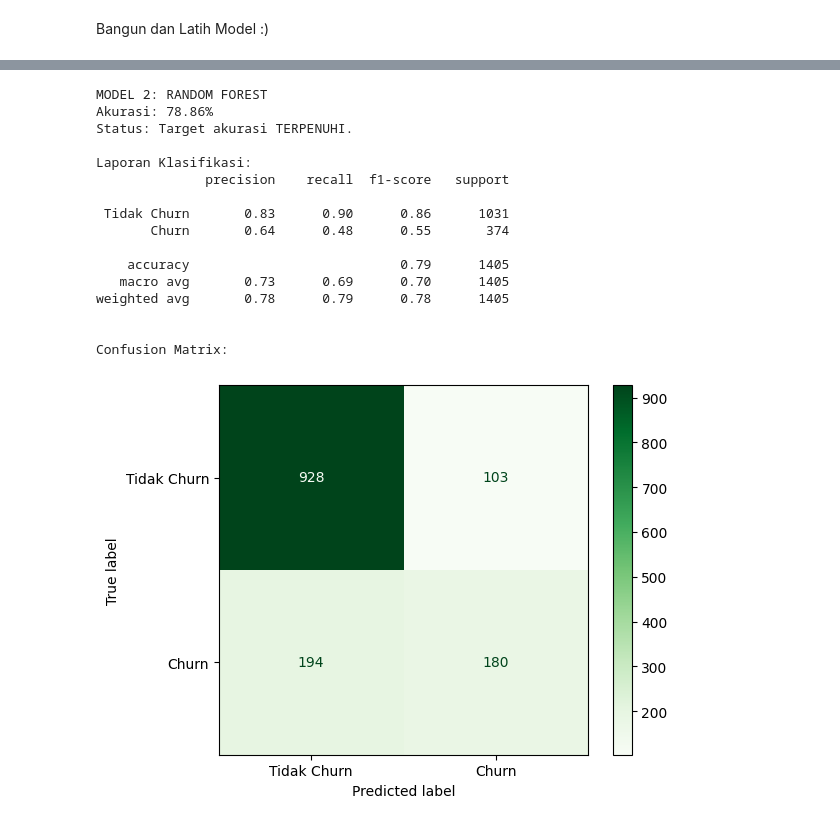
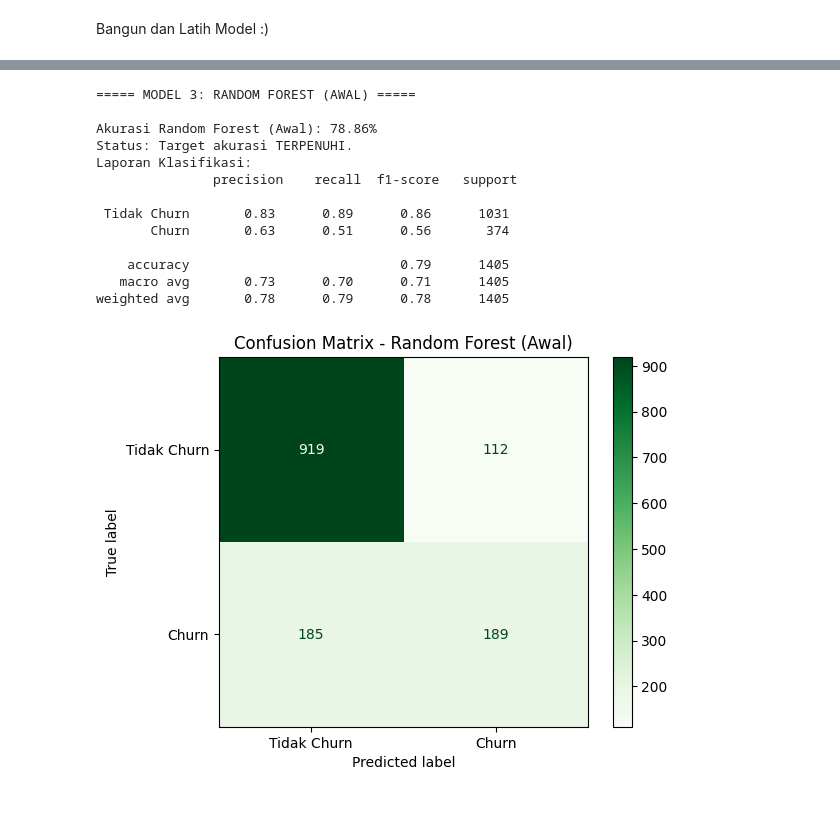
Before and after one commit to zainamri/Kelompok-3-, a Jupyter notebook: Telcoo.ipynb, the cells around one changed output, grey strips where cells are left out. Cells and saved outputs as stored; diff of their text form; code cells hidden in the pictures.

```diff
--- a/Telcoo.ipynb
+++ b/Telcoo.ipynb
@@ -201,0 +210,6 @@ df.dropna(inplace=True)
+# %%
+print("Menyamakan nilai pada kolom 'gender'...")
+df['gender'] = df['gender'].replace({'F': 'Female', 'M': 'Male'})
+# Memeriksa hasilnya untuk memastikan hanya ada 2 nilai unik
+print("Nilai unik di kolom 'gender' setelah standardisasi:")
+print(df['gender'].value_counts())
@@ -261,18 +282,18 @@ Data telah dibagi menjadi 5620 data train (latih) dan 1405 data test (uji).
 Bangun dan Latih Model :)
 # %%
 # Decision Tree
-model_dt = DecisionTreeClassifier(random_state=42)
-model_dt.fit(X_train, y_train)
+model_dt_awal = DecisionTreeClassifier(random_state=42)
+model_dt_awal.fit(X_train, y_train)
 print("Model Decision Tree berhasil dilatih.")
 
 # LightGBM
-model_lgbm = LGBMClassifier(random_state=42)
-model_lgbm.fit(X_train, y_train)
+model_lgbm_awal = LGBMClassifier(random_state=42)
+model_lgbm_awal.fit(X_train, y_train)
 print("Model LightGBM berhasil dilatih.")
 
 # Random Forest
-model_rf = RandomForestClassifier(random_state=42, n_estimators=100)
-model_rf.fit(X_train, y_train)
+model_rf_awal = RandomForestClassifier(random_state=42, n_estimators=100)
+model_rf_awal.fit(X_train, y_train)
 print("Model Random Forest berhasil dilatih.")
 # %% [output]
 Model Decision Tree berhasil dilatih.
@@ -349,39 +371,38 @@ Laporan Klasifikasi:
 weighted avg       0.79      0.79      0.79      1405
 [figure]
 # %%
-# --- Evaluasi Model Random Forest ---
-print("MODEL 2: RANDOM FOREST ")
-y_pred_rf = model_rf.predict(X_test)
-accuracy_rf = accuracy_score(y_test, y_pred_rf)
-print(f"Akurasi: {accuracy_rf:.2%}")
-if accuracy_rf > target_accuracy:
+# Evaluasi Model 3: Random Forest (Awal)
+print("\n\n===== MODEL 3: RANDOM FOREST (AWAL) =====")
+y_pred_rf_awal = model_rf_awal.predict(X_test)
+accuracy_rf_awal = accuracy_score(y_test, y_pred_rf_awal)
+print(f"\nAkurasi Random Forest (Awal): {accuracy_rf_awal:.2%}")
+
+# Memeriksa apakah target akurasi terpenuhi
+if accuracy_rf_awal > target_accuracy:
     print("Status: Target akurasi TERPENUHI.")
 else:
     print("Status: Target akurasi TIDAK TERPENUHI.")
 
-print("\nLaporan Klasifikasi:")
-print(classification_report(y_test, y_pred_rf, target_names=['Tidak Churn', 'Churn']))
+# Menampilkan laporan klasifikasi
+print("Laporan Klasifikasi:\n", classification_report(y_test, y_pred_rf_awal, target_names=['Tidak Churn', 'Churn']))
 
-print("\nConfusion Matrix:")
-cm_rf = confusion_matrix(y_test, y_pred_rf)
-disp_rf = ConfusionMatrixDisplay(confusion_matrix=cm_rf, display_labels=['Tidak Churn', 'Churn'])
-disp_rf.plot(cmap=plt.cm.Greens)
+# Membuat dan menampilkan confusion matrix
+cm_rf_awal = confusion_matrix(y_test, y_pred_rf_awal)
+disp_rf_awal = ConfusionMatrixDisplay(confusion_matrix=cm_rf_awal, display_labels=['Tidak Churn', 'Churn']).plot(cmap=plt.cm.Greens)
+plt.title("Confusion Matrix - Random Forest (Awal)")
 plt.show()
 # %% [output]
-MODEL 2: RANDOM FOREST
-Akurasi: 78.86%
+===== MODEL 3: RANDOM FOREST (AWAL) =====
+
+Akurasi Random Forest (Awal): 78.86%
 Status: Target akurasi TERPENUHI.
+Laporan Klasifikasi:
+               precision    recall  f1-score   support
 
-Laporan Klasifikasi:
-              precision    recall  f1-score   support
-
- Tidak Churn       0.83      0.90      0.86      1031
-       Churn       0.64      0.48      0.55       374
+ Tidak Churn       0.83      0.89      0.86      1031
+       Churn       0.63      0.51      0.56       374
 
     accuracy                           0.79      1405
-   macro avg       0.73      0.69      0.70      1405
+   macro avg       0.73      0.70      0.71      1405
 weighted avg       0.78      0.79      0.78      1405
-
-
-Confusion Matrix:
-[figure, old version]
+[figure, new version]
```
Also changed, not shown: parts of 15 cells of this notebook.
